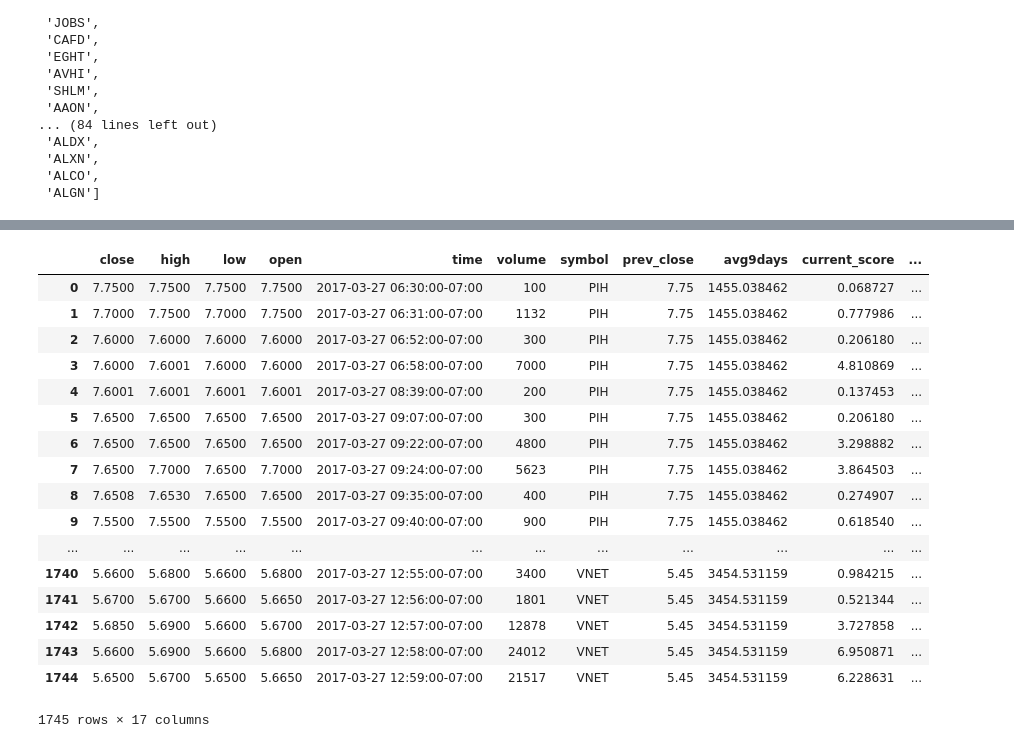
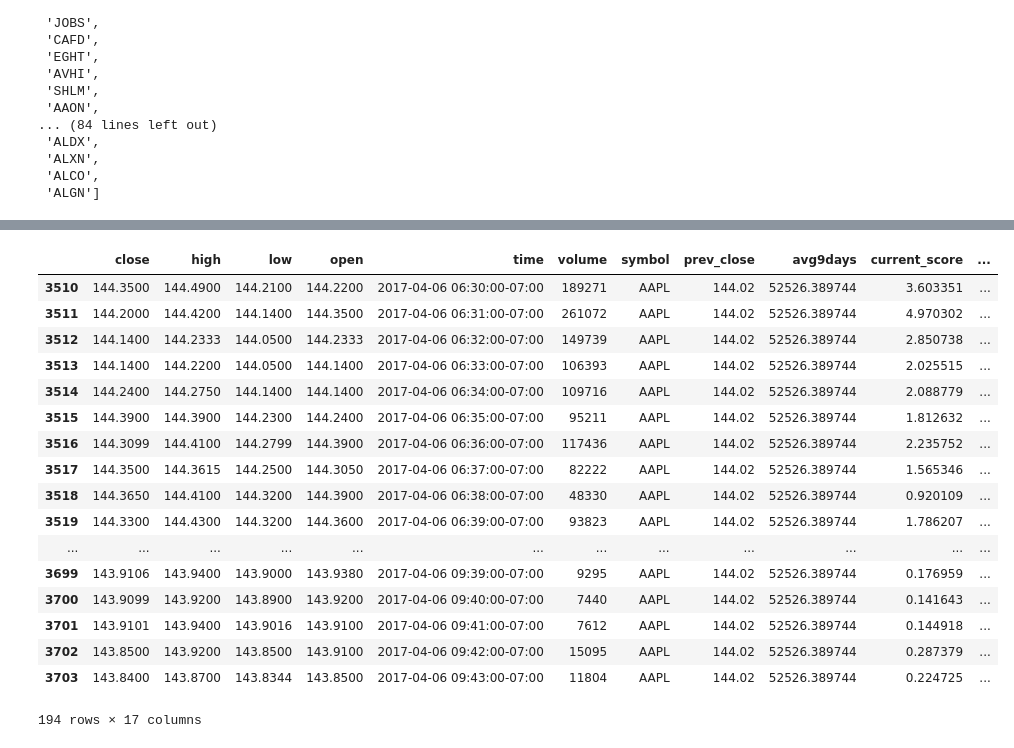
Before and after one commit to alekseystryukov/notebooks, a Jupyter notebook: N07.ipynb, the cells around one changed output, grey strips where cells are left out. Cells and saved outputs as stored; diff of their text form; code cells hidden in the pictures.

```diff
--- a/N07.ipynb
+++ b/N07.ipynb
@@ -233,51 +233,51 @@ def get_data_parallel(symbols):
                 prev_data_len = len(prev_days_data)
                 prev_close = prev_days_data.iloc[prev_data_len - 1].close
                 avg9days = prev_days_data.volume.mean()
 
                 data = data[data.time.dt.date == last_date].copy()
                 data['symbol'] = symbol
                 data['prev_close'] = prev_close
                 data['avg9days'] = avg9days
                 data['current_score'] = data.volume / avg9days
                 dd_len = len(data)
                 data['rolling_score'] = data.current_score.rolling(window=dd_len, min_periods=1).mean()
 
                 todays_open = data.iloc[0].open
                 data['opening_change'] = (todays_open / data['prev_close'] - 1) * 100
                 data['rolling_high'] = data.high.rolling(window=dd_len, min_periods=1).max()
                 data['rolling_low'] = data.low.rolling(window=dd_len, min_periods=1).min()
                 data['change_current'] = (data.close / todays_open - 1) * 100
                 data['change_high'] = (data.rolling_high / todays_open - 1) * 100
                 data['change_low'] = (data.rolling_low / todays_open - 1) * 100
 
                 if df is None:
                     df = data
                 else:
                     df = df.append(data, ignore_index=True)
 
     return df[df.volume.notnull()]
 
-all_dd = get_data_parallel(stocks[:10])
+all_dd = get_data_parallel(("AAPL",))
 all_dd
 # %% [output]
 |  | close | high | low | open | time | volume | symbol | prev_close | avg9days | current_score | ... |
-| 0 | 7.7500 | 7.7500 | 7.7500 | 7.7500 | 2017-03-27 06:30:00-07:00 | 100 | PIH | 7.75 | 1455.038462 | 0.068727 | ... |
-| 1 | 7.7000 | 7.7500 | 7.7000 | 7.7500 | 2017-03-27 06:31:00-07:00 | 1132 | PIH | 7.75 | 1455.038462 | 0.777986 | ... |
-| 2 | 7.6000 | 7.6000 | 7.6000 | 7.6000 | 2017-03-27 06:52:00-07:00 | 300 | PIH | 7.75 | 1455.038462 | 0.206180 | ... |
-| 3 | 7.6000 | 7.6001 | 7.6000 | 7.6000 | 2017-03-27 06:58:00-07:00 | 7000 | PIH | 7.75 | 1455.038462 | 4.810869 | ... |
-| 4 | 7.6001 | 7.6001 | 7.6001 | 7.6001 | 2017-03-27 08:39:00-07:00 | 200 | PIH | 7.75 | 1455.038462 | 0.137453 | ... |
-| 5 | 7.6500 | 7.6500 | 7.6500 | 7.6500 | 2017-03-27 09:07:00-07:00 | 300 | PIH | 7.75 | 1455.038462 | 0.206180 | ... |
-| 6 | 7.6500 | 7.6500 | 7.6500 | 7.6500 | 2017-03-27 09:22:00-07:00 | 4800 | PIH | 7.75 | 1455.038462 | 3.298882 | ... |
-| 7 | 7.6500 | 7.7000 | 7.6500 | 7.7000 | 2017-03-27 09:24:00-07:00 | 5623 | PIH | 7.75 | 1455.038462 | 3.864503 | ... |
-| 8 | 7.6508 | 7.6530 | 7.6500 | 7.6500 | 2017-03-27 09:35:00-07:00 | 400 | PIH | 7.75 | 1455.038462 | 0.274907 | ... |
-| 9 | 7.5500 | 7.5500 | 7.5500 | 7.5500 | 2017-03-27 09:40:00-07:00 | 900 | PIH | 7.75 | 1455.038462 | 0.618540 | ... |
+| 3510 | 144.3500 | 144.4900 | 144.2100 | 144.2200 | 2017-04-06 06:30:00-07:00 | 189271 | AAPL | 144.02 | 52526.389744 | 3.603351 | ... |
+| 3511 | 144.2000 | 144.4200 | 144.1400 | 144.3500 | 2017-04-06 06:31:00-07:00 | 261072 | AAPL | 144.02 | 52526.389744 | 4.970302 | ... |
+| 3512 | 144.1400 | 144.2333 | 144.0500 | 144.2333 | 2017-04-06 06:32:00-07:00 | 149739 | AAPL | 144.02 | 52526.389744 | 2.850738 | ... |
+| 3513 | 144.1400 | 144.2200 | 144.0500 | 144.1400 | 2017-04-06 06:33:00-07:00 | 106393 | AAPL | 144.02 | 52526.389744 | 2.025515 | ... |
+| 3514 | 144.2400 | 144.2750 | 144.1400 | 144.1400 | 2017-04-06 06:34:00-07:00 | 109716 | AAPL | 144.02 | 52526.389744 | 2.088779 | ... |
+| 3515 | 144.3900 | 144.3900 | 144.2300 | 144.2400 | 2017-04-06 06:35:00-07:00 | 95211 | AAPL | 144.02 | 52526.389744 | 1.812632 | ... |
+| 3516 | 144.3099 | 144.4100 | 144.2799 | 144.3900 | 2017-04-06 06:36:00-07:00 | 117436 | AAPL | 144.02 | 52526.389744 | 2.235752 | ... |
+| 3517 | 144.3500 | 144.3615 | 144.2500 | 144.3050 | 2017-04-06 06:37:00-07:00 | 82222 | AAPL | 144.02 | 52526.389744 | 1.565346 | ... |
+| 3518 | 144.3650 | 144.4100 | 144.3200 | 144.3900 | 2017-04-06 06:38:00-07:00 | 48330 | AAPL | 144.02 | 52526.389744 | 0.920109 | ... |
+| 3519 | 144.3300 | 144.4300 | 144.3200 | 144.3600 | 2017-04-06 06:39:00-07:00 | 93823 | AAPL | 144.02 | 52526.389744 | 1.786207 | ... |
 | ... | ... | ... | ... | ... | ... | ... | ... | ... | ... | ... | ... |
-| 1740 | 5.6600 | 5.6800 | 5.6600 | 5.6800 | 2017-03-27 12:55:00-07:00 | 3400 | VNET | 5.45 | 3454.531159 | 0.984215 | ... |
-| 1741 | 5.6700 | 5.6700 | 5.6600 | 5.6650 | 2017-03-27 12:56:00-07:00 | 1801 | VNET | 5.45 | 3454.531159 | 0.521344 | ... |
-| 1742 | 5.6850 | 5.6900 | 5.6600 | 5.6700 | 2017-03-27 12:57:00-07:00 | 12878 | VNET | 5.45 | 3454.531159 | 3.727858 | ... |
-| 1743 | 5.6600 | 5.6900 | 5.6600 | 5.6800 | 2017-03-27 12:58:00-07:00 | 24012 | VNET | 5.45 | 3454.531159 | 6.950871 | ... |
-| 1744 | 5.6500 | 5.6700 | 5.6500 | 5.6650 | 2017-03-27 12:59:00-07:00 | 21517 | VNET | 5.45 | 3454.531159 | 6.228631 | ... |
+| 3699 | 143.9106 | 143.9400 | 143.9000 | 143.9380 | 2017-04-06 09:39:00-07:00 | 9295 | AAPL | 144.02 | 52526.389744 | 0.176959 | ... |
+| 3700 | 143.9099 | 143.9200 | 143.8900 | 143.9200 | 2017-04-06 09:40:00-07:00 | 7440 | AAPL | 144.02 | 52526.389744 | 0.141643 | ... |
+| 3701 | 143.9101 | 143.9400 | 143.9016 | 143.9100 | 2017-04-06 09:41:00-07:00 | 7612 | AAPL | 144.02 | 52526.389744 | 0.144918 | ... |
+| 3702 | 143.8500 | 143.9200 | 143.8500 | 143.9100 | 2017-04-06 09:42:00-07:00 | 15095 | AAPL | 144.02 | 52526.389744 | 0.287379 | ... |
+| 3703 | 143.8400 | 143.8700 | 143.8344 | 143.8500 | 2017-04-06 09:43:00-07:00 | 11804 | AAPL | 144.02 | 52526.389744 | 0.224725 | ... |
-1745 rows × 17 columns
+194 rows × 17 columns
 # %%
 # getting trade data
 
```
Also changed, not shown: parts of 10 cells of this notebook, 2 other files.
